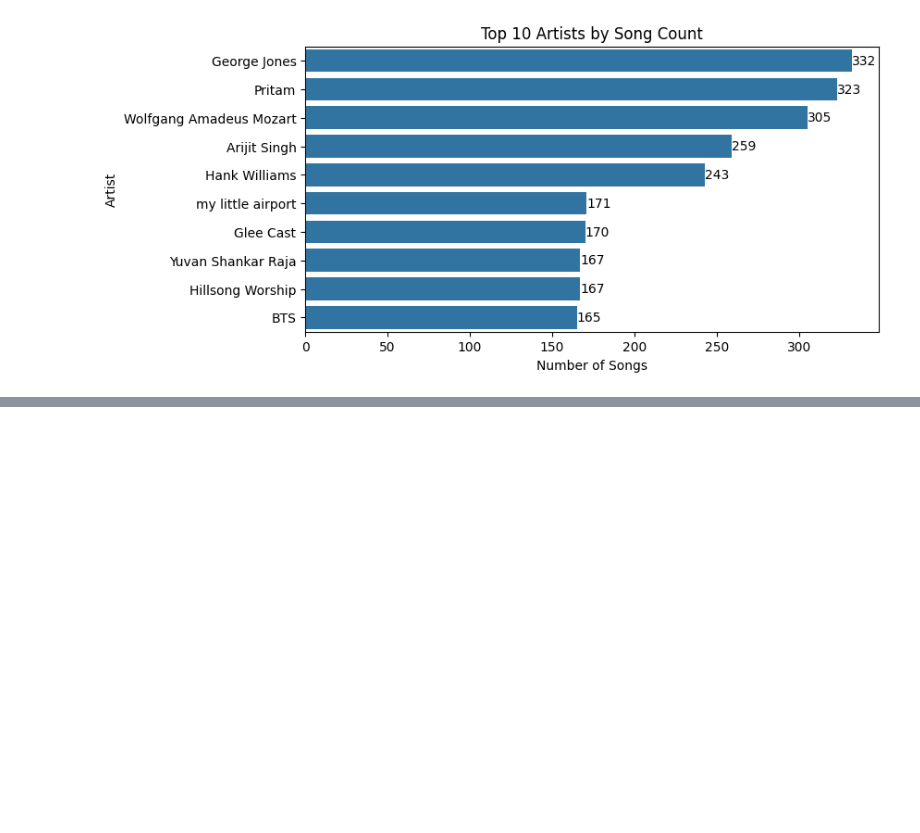
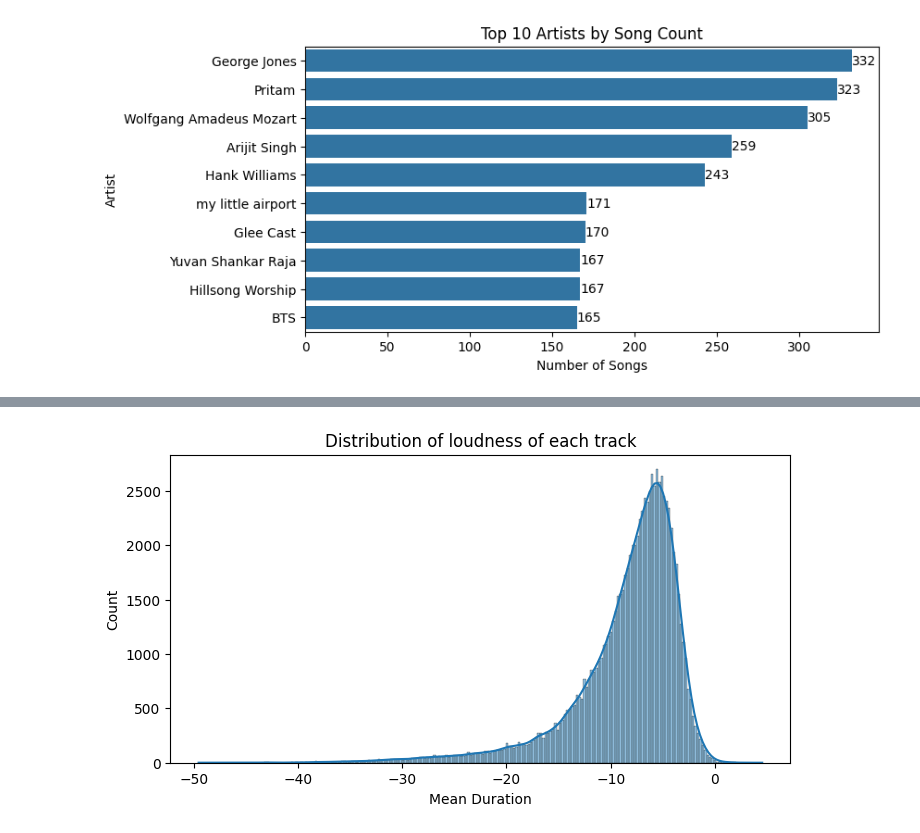
Before and after one commit to puck-arthur/data-learning, a Jupyter notebook: notebooks/week1-python-pandas-refresher.ipynb, the cells around one changed output, grey strips where cells are left out. Saved outputs shown, nothing was run; the diff lists cells and outputs as text; code cells hidden in the pictures; blank space fills up the shorter version.

```diff
--- a/notebooks/week1-python-pandas-refresher.ipynb
+++ b/notebooks/week1-python-pandas-refresher.ipynb
@@ -223,0 +300,14 @@ plt.show()
+# %%
+# 3. See the distribution of different metrics graphically
+
+plt.figure(figsize=(8,4))
+hp = sb.histplot(
+    data=df,
+    x='loudness',
+    kde=True
+)
+plt.title("Distribution of loudness of each track")
+plt.xlabel("Mean Duration")
+plt.show()
+# %% [output]
+[figure, added]
```
Also changed, not shown: parts of 6 cells of this notebook.
